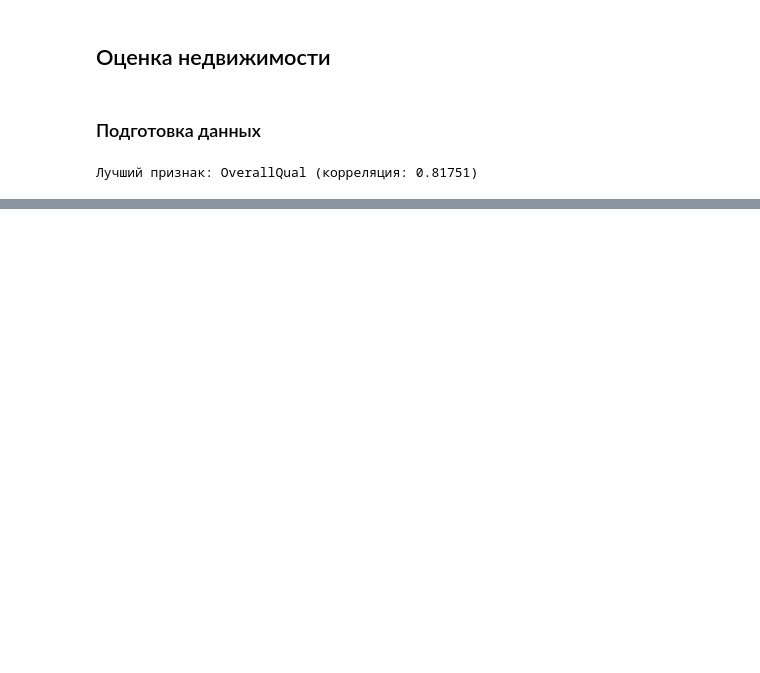
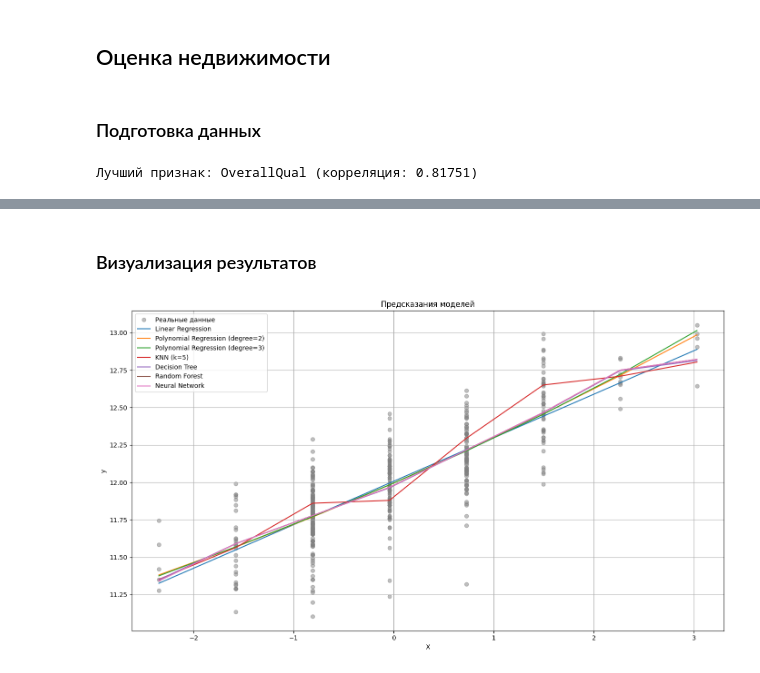
Before and after one commit to saitovmarat/Neural-Networks, a Jupyter notebook: NN_Task_1/notebooks/03_property_price.ipynb, the cells around one changed output, grey strips where cells are left out. Drawn from its saved outputs; the diff is of its cells as text; code cells hidden in the pictures; blank space fills up the shorter version.

```diff
--- a/NN_Task_1/notebooks/03_property_price.ipynb
+++ b/NN_Task_1/notebooks/03_property_price.ipynb
@@ -118,0 +283,20 @@ Test MSE: 0.0452
+# %% [markdown]
+### Визуализация результатов
+# %%
+sorted_idx = np.argsort(X_test_scaled[:, 0])
+
+plt.figure(figsize=(14, 8))
+plt.scatter(X_test_scaled[sorted_idx], y_test[sorted_idx], alpha=0.5, label="Реальные данные", color='gray')
+
+for name, res in model_results.items():
+    plt.plot(X_test_scaled[sorted_idx], res['predictions'][sorted_idx], label=name)
+
+plt.title("Предсказания моделей")
+plt.xlabel("X")
+plt.ylabel("y")
+plt.legend()
+plt.grid(True)
+plt.tight_layout()
+plt.show()
+# %% [output]
+[figure, added]
```
Also changed, not shown: parts of 14 cells of this notebook, 5 other files.
